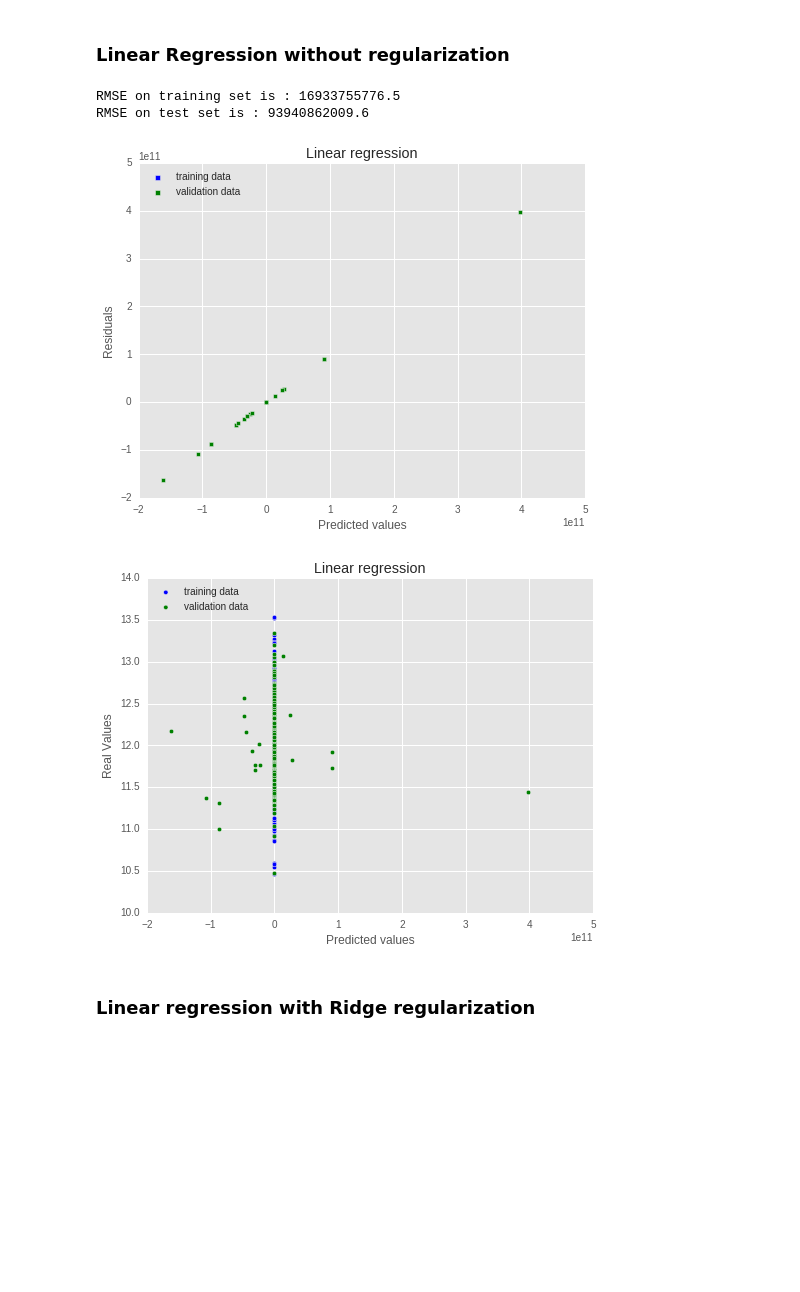
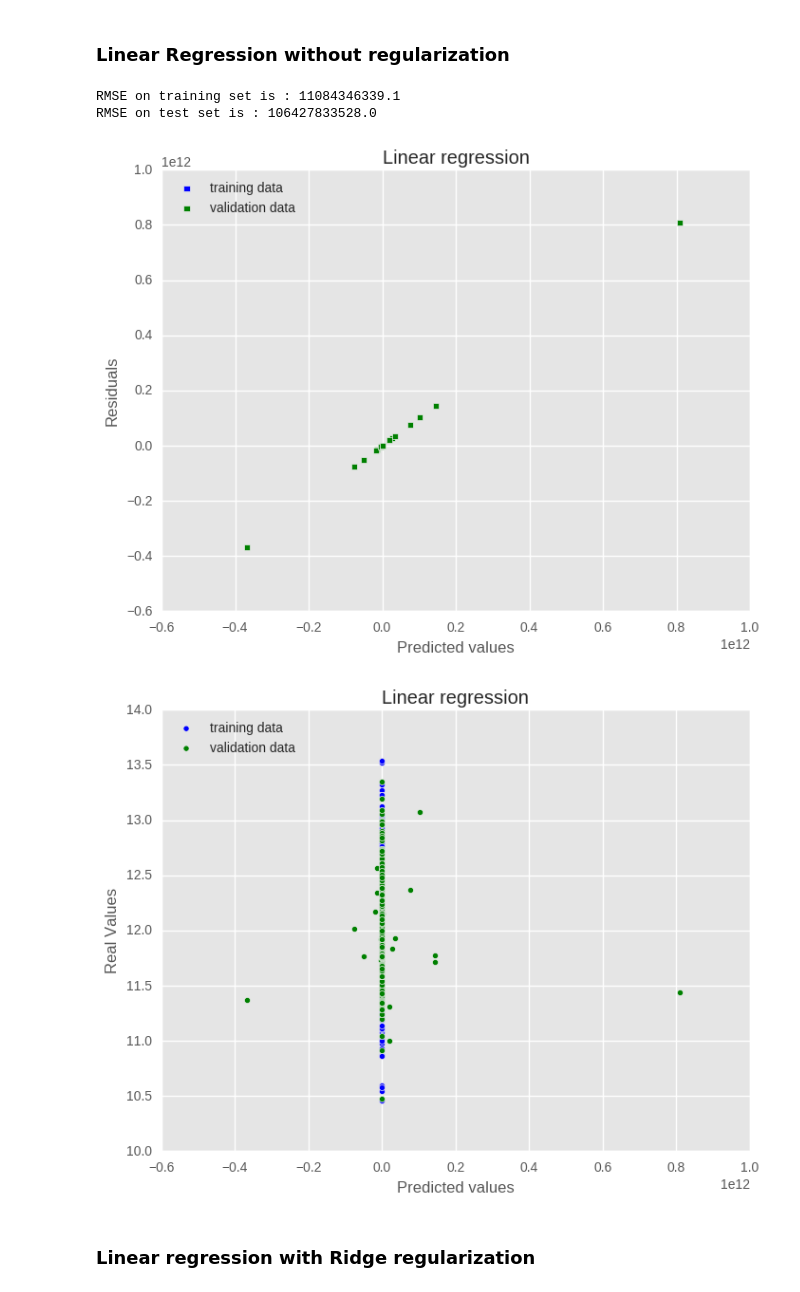
Before and after one commit to dheerajgopi/learn-ML, a Jupyter notebook: Regression techniques.ipynb, the cells around one changed output. Cells and saved outputs as stored; diff of their text form; code cells hidden in the pictures; blank space fills up the shorter version.

Commit message:
applied on train and test data combined

```diff
--- a/Regression techniques.ipynb
+++ b/Regression techniques.ipynb
@@ -193,20 +201,19 @@ train_df[['MSSubClass', 'MoSold']] = train_df[['MSSubClass', 'MoSold']].astype(s
 # %%
 # Split train dataset into numerical and categorical types
-numerical_feats = train_df.select_dtypes(exclude=['object']).columns
-numerical_feats = numerical_feats.drop('SalePrice')
-categorical_feats = train_df.select_dtypes(include=['object']).columns
-train_num = train_df[numerical_feats]
-train_cat = train_df[categorical_feats]
+numerical_feats = all_data.select_dtypes(exclude=['object']).columns
+categorical_feats = all_data.select_dtypes(include=['object']).columns
+data_num = all_data[numerical_feats]
+data_cat = all_data[categorical_feats]
 # Encode categories
-train_cat = pd.get_dummies(train_cat)
+data_cat = pd.get_dummies(data_cat)
 # %% [markdown]
 ### Check for skewness
 # %%
-skewed_vars = train_num.apply(lambda x: skew(x))
+skewed_vars = data_num.apply(lambda x: skew(x))
 
 # Skewness > 0.5 is log tranformed
 skewed_vars = skewed_vars[abs(skewed_vars) > 0.5]
-train_num[skewed_vars.index] = np.log1p(train_num[skewed_vars.index])
+data_num[skewed_vars.index] = np.log1p(data_num[skewed_vars.index])
 # %% [output]
 A value is trying to be set on a copy of a slice from a DataFrame.
 Try using .loc[row_indexer,col_indexer] = value instead
@@ -217,10 +224,12 @@ See the caveats in the documentation: http://pandas.pydata.org/pandas-docs/stabl
 ### Split into train and test set
 # %%
 # Join numerical and categorical variables
-train = pd.concat([train_cat, train_num], axis=1)
-y = train_df['SalePrice']
+all_data = pd.concat([data_cat, data_num], axis=1)
+train = all_data.loc[train_df.index]
+test = all_data.loc[test_df.index]
 
-X_train, X_test, y_train, y_test = train_test_split(train, y, test_size=0.3, random_state = 7)
+# Split into training and cross validation set
+X_train, X_cv, y_train, y_cv = train_test_split(train, y, test_size=0.3, random_state = 7)
 print X_train.shape
-print X_test.shape
+print X_cv.shape
 # %% [output]
@@ -231,7 +240,8 @@ print X_test.shape
 # %%
 stdScaler = StandardScaler()
 X_train.loc[:, numerical_feats] = stdScaler.fit_transform(X_train.loc[:, numerical_feats])
-X_test.loc[:, numerical_feats] = stdScaler.fit_transform(X_test.loc[:, numerical_feats])
+X_cv.loc[:, numerical_feats] = stdScaler.fit_transform(X_cv.loc[:, numerical_feats])
+test.loc[:, numerical_feats] = stdScaler.fit_transform(test.loc[:, numerical_feats])
 # %% [output]
 A value is trying to be set on a copy of a slice from a DataFrame.
 Try using .loc[row_indexer,col_indexer] = value instead
@@ -251,42 +261,42 @@ def rmse_cv(model, X, y, cv=10):
 lr = LinearRegression()
 lr.fit(X_train, y_train)
 
-# RMSE on train and test set
+# RMSE on train and cross validation set
 print "RMSE on training set is :", rmse_cv(lr, X_train, y_train).mean()
-print "RMSE on test set is :", rmse_cv(lr, X_test, y_test).mean()
+print "RMSE on test set is :", rmse_cv(lr, X_cv, y_cv).mean()
 
 y_train_pred = lr.predict(X_train)
-y_test_pred = lr.predict(X_test)
+y_cv_pred = lr.predict(X_cv)
 
 # Function to plot residuals and predictions
 def plot_residuals_and_predictions(y_train_pred, y_train, y_test_pred, y_test):
     """
     Plot the residuals and predictions as two separate graphs
     """
     plt.figure(figsize=(8, 6))
     plt.scatter(y_train_pred, (y_train_pred - y_train), c='blue', marker='s', label='training data')
     plt.scatter(y_test_pred, (y_test_pred - y_test), c='green', marker='s', label='validation data')
     plt.title("Linear regression")
     plt.xlabel("Predicted values")
     plt.ylabel("Residuals")
     plt.legend(loc = "upper left")
     plt.show()
 
     plt.figure(figsize=(8, 6))
     plt.scatter(y_train_pred, y_train, c='blue', label='training data')
     plt.scatter(y_test_pred, y_test, c='green', label='validation data')
     plt.title("Linear regression")
     plt.xlabel("Predicted values")
     plt.ylabel("Real Values")
     plt.legend(loc = "upper left")
     plt.show()
 
-plot_residuals_and_predictions(y_train_pred, y_train, y_test_pred, y_test)
+plot_residuals_and_predictions(y_train_pred, y_train, y_cv_pred, y_cv)
 # %% [output]
-RMSE on training set is : 16933755776.5
-RMSE on test set is : 93940862009.6
+RMSE on training set is : 11084346339.1
+RMSE on test set is : 106427833528.0
-[figure, old version]
+[figure, new version]
-[figure, old version]
+[figure, new version]
 # %% [markdown]
 ### Linear regression with Ridge regularization
 # %%
```
Also changed, not shown: parts of 13 cells of this notebook.
